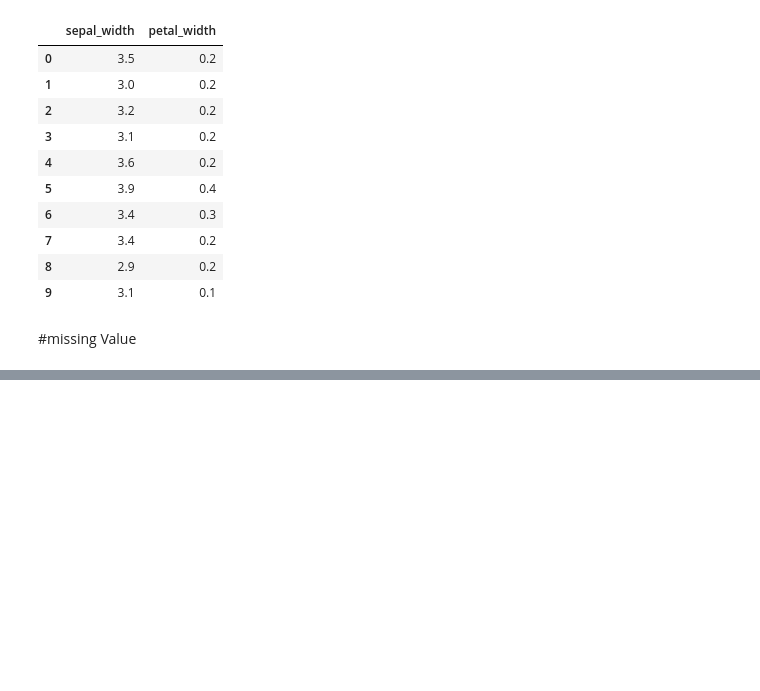
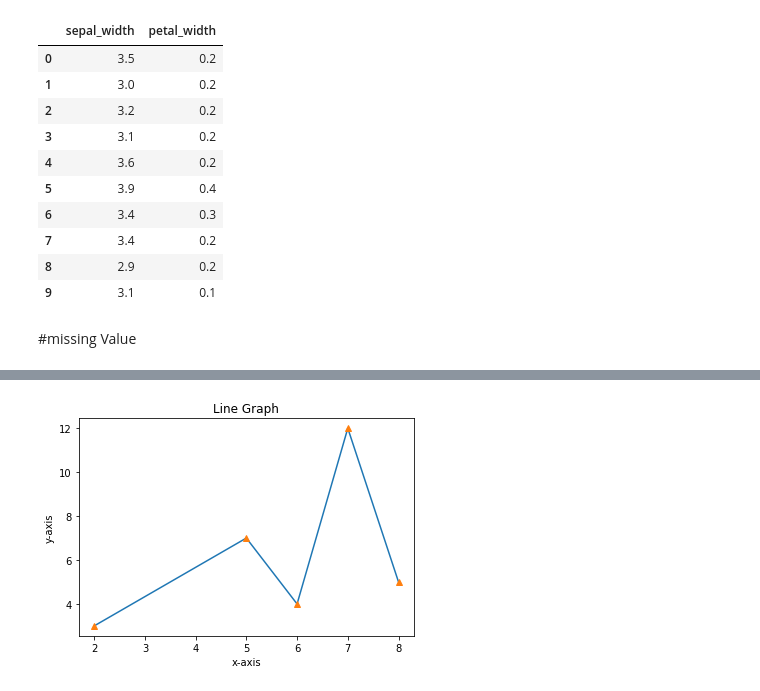
Before and after one commit to Rashvi/GFG_ML, a Jupyter notebook: GFGML.ipynb, the cells around one changed output, grey strips where cells are left out. Drawn from its saved outputs; the diff is of its cells as text; code cells hidden in the pictures; blank space fills up the shorter version.

```diff
--- a/GFGML.ipynb
+++ b/GFGML.ipynb
@@ -356,0 +523,9 @@ df.iloc[:10,[1,3]]
+# %%
+plt.plot(x,y)
+plt.plot(x,y,'^')
+plt.title('Line Graph')
+plt.ylabel('y-axis')
+plt.xlabel('x-axis')
+plt.show()
+# %% [output]
+[figure, added]
```
Also changed, not shown: parts of 50 cells of this notebook.
